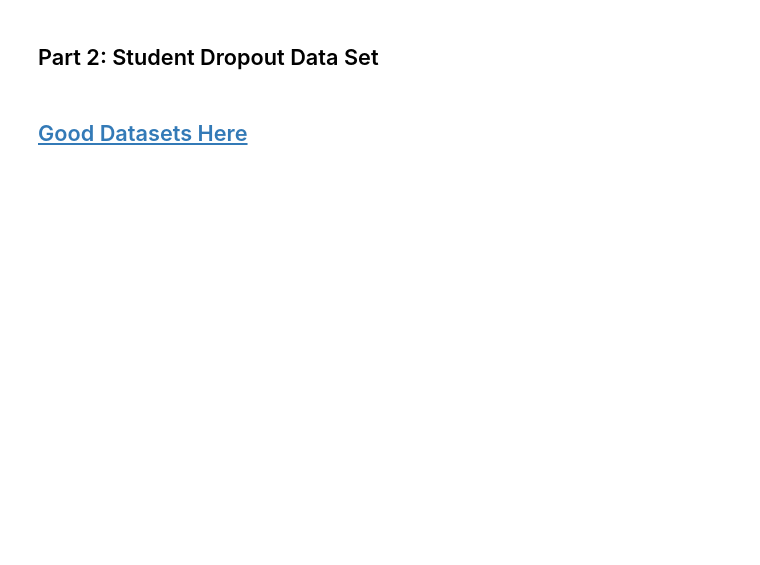
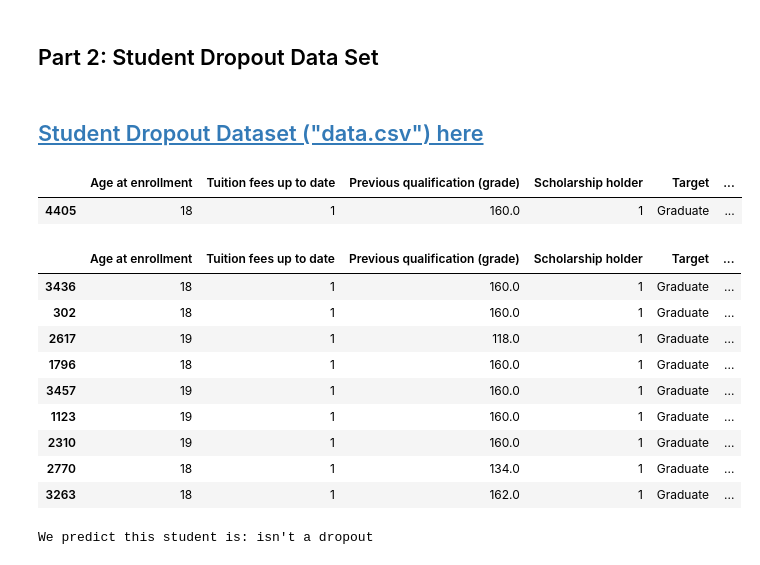
Before and after one commit to Treyson-Grange/cs5830_project4, a Jupyter notebook: project4.ipynb, the cells around one changed output. Saved outputs shown, nothing was run; the diff lists cells and outputs as text; code cells hidden in the pictures; blank space fills up the shorter version.

```diff
--- a/project4.ipynb
+++ b/project4.ipynb
@@ -73,55 +82,62 @@ print(predictions)
 # %% [markdown]
 ## Part 2: Student Dropout Data Set
-# %% [markdown]
-## [Good Datasets Here](https://archive.ics.uci.edu/)
+# %% [markdown]
+## [Student Dropout Dataset ("data.csv") here](https://archive.ics.uci.edu/dataset/697/predict+students+dropout+and+academic+success)
 # %%
-#pd.set_option('display.max_rows', None)
-#pd.set_option('display.max_columns', None)
-
 school_df = pd.read_csv('datasets/data.csv', sep=';')
 interested_columns = ["Age at enrollment", "Tuition fees up to date", "Previous qualification (grade)", "Scholarship holder", "Target"]
 school_interested = school_df[interested_columns].copy()
 
 dropout_count = school_interested['Target'].value_counts().get('Dropout')
-print("Number of dropouts:", dropout_count)
 not_dropout_count = (school_interested['Target'] != 'dropout').sum()
-print("Number of students who are not dropouts:", not_dropout_count)
 
-
-# Standardize the non-binary data
 school_interested['Age standardized'] = (school_interested['Age at enrollment'] - school_interested['Age at enrollment'].mean()) / (school_interested['Age at enrollment'].std())
 school_interested['Tuition standardized'] = (school_interested['Tuition fees up to date'] - school_interested['Tuition fees up to date'].mean()) / (school_interested['Tuition fees up to date'].std())
 school_interested['Grades standardized'] = (school_interested['Previous qualification (grade)'] - school_interested['Previous qualification (grade)'].mean()) / (school_interested['Previous qualification (grade)'].std())
 school_interested['Scholarship standardized'] = (school_interested['Scholarship holder'] - school_interested['Scholarship holder'].mean()) / (school_interested['Scholarship holder'].std())
 
 school_interested = school_interested.sort_values(by='Scholarship holder', ascending=False)
 
+# Choosing 9 neighbors as the optimal k. Different values of k tested in the plot below
 nn = NearestNeighbors(n_neighbors=9, metric='euclidean', algorithm='auto')
 
+# Standarize each metric to reduce bias
+age = 'Age standardized'
+grade = 'Grades standardized'
+tuition = 'Tuition standardized'
+scholarship = 'Scholarship standardized'
+
 student = school_interested.sample(1)
-studentX = student[['Age standardized', 'Grades standardized']].values[0]		# moved this block above
-display(studentX)
+studentX = student[[age, grade, tuition, scholarship]].values[0]		# moved this block above
+display(student)
 
-# need to get rid of the patient itself
-X = school_interested.drop(student.index)[['Age standardized', 'Grades standardized']].values
+# Getting rid of the student of interest as a potential neighbor
+X = school_interested.drop(student.index)[[age, grade, tuition, scholarship]].values
 
-# Build index data structure under the hood for query performance
 fit = nn.fit(X)
-
-# Find k nearest neighbors
 distances, indices = fit.kneighbors([studentX])
 distances, indices
 
-# Get the patients that are near the age
 nbrs = school_interested.iloc[indices[0]]
 display(nbrs)
 
-# Print how many patients are sick and how many are healthy
 in_school = nbrs[(nbrs['Target'] == "Enrolled") | (nbrs['Target'] == "Graduate")].count()
 dropout = nbrs[nbrs['Target'] == "Dropout"].count()
 #print('in school: {}\ndropout: {}'.format(in_school, dropout))
 
 prediction = "isn't a dropout" if in_school['Target'] > dropout['Target'] else "is a dropout"
 print("We predict this student is: " + prediction)
-
-#display(school_interested)
+# %% [output]
+|  | Age at enrollment | Tuition fees up to date | Previous qualification (grade) | Scholarship holder | Target | ... |
+| 4405 | 18 | 1 | 160.0 | 1 | Graduate | ... |
+|  | Age at enrollment | Tuition fees up to date | Previous qualification (grade) | Scholarship holder | Target | ... |
+| 3436 | 18 | 1 | 160.0 | 1 | Graduate | ... |
+| 302 | 18 | 1 | 160.0 | 1 | Graduate | ... |
+| 2617 | 19 | 1 | 118.0 | 1 | Graduate | ... |
+| 1796 | 18 | 1 | 160.0 | 1 | Graduate | ... |
+| 3457 | 19 | 1 | 160.0 | 1 | Graduate | ... |
+| 1123 | 19 | 1 | 160.0 | 1 | Graduate | ... |
+| 2310 | 19 | 1 | 160.0 | 1 | Graduate | ... |
+| 2770 | 18 | 1 | 134.0 | 1 | Graduate | ... |
+| 3263 | 18 | 1 | 162.0 | 1 | Graduate | ... |
+We predict this student is: isn't a dropout
```
Also changed, not shown: parts of 6 cells of this notebook, 1 other file.
